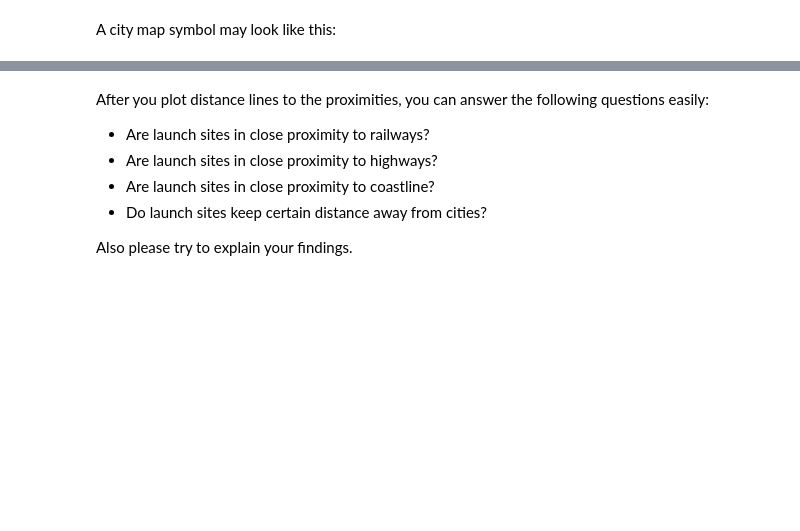
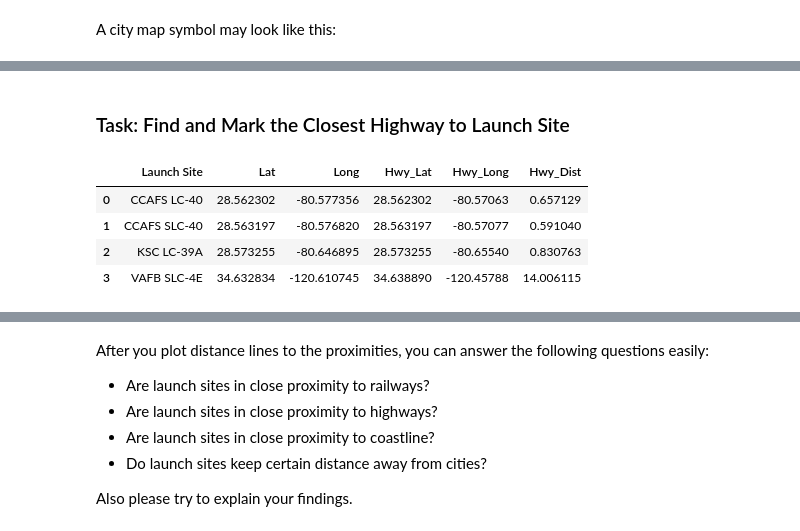
Before and after one commit to rsizem2/IBM-Data-Science-Capstone, a Jupyter notebook: notebooks/Lab 5 - Exploring Launch Sites with Folium.ipynb, the cells around one changed output, grey strips where cells are left out. Cells and saved outputs as stored; diff of their text form; code cells hidden in the pictures; blank space fills up the shorter version.

```diff
--- a/notebooks/Lab 5 - Exploring Launch Sites with Folium.ipynb
+++ b/notebooks/Lab 5 - Exploring Launch Sites with Folium.ipynb
@@ -398,0 +469,26 @@ A city map symbol may look like this:
+# %%
+# Create a marker with distance to a closest railway
+# Draw a line between the marker to the launch site
+for index, row in temp_df[['Lat', 'Long', 'Rail_Lat', 'Rail_Long', 'Rail_Dist']].iterrows():
+    lat, long, rail_lat, rail_long, dist = row
+
+    site_map.add_child(
+        folium.PolyLine(
+            locations=[[lat, long],[rail_lat, rail_long]],
+            weight=1,
+            color = 'green'
+        )
+    )
+
+    site_map.add_child(
+        folium.Marker(
+            [rail_lat, rail_long],
+            icon=DivIcon(
+                icon_size=(20,20),
+                icon_anchor=(0,0),
+                html='<div style="font-size: 12; color:#d35400;"><b>%s</b></div>' % "{:10.2f} KM".format(dist),
+            )
+        )
+    )
+
+site_map
@@ -398,0 +497,24 @@ A city map symbol may look like this:
+# %% [markdown]
+### Task: Find and Mark the Closest Highway to Launch Site
+# %%
+temp_df = launch_sites_df.copy()
+temp_lat = temp_df.Lat.tolist()
+temp_lat[-1] = 34.63889
+temp_df['Hwy_Lat'] = temp_lat
+temp_df['Hwy_Long'] = [-80.57063, -80.57077,-80.6554,-120.45788]
+
+hwy_distances = list()
+for index, row in temp_df[['Lat','Long','Hwy_Lat', 'Hwy_Long']].iterrows():
+    x,y,z,w = row
+    hwy_distances.append(
+        calculate_distance(x,y,z,w)
+    )
+
+temp_df['Hwy_Dist'] = hwy_distances
+temp_df
+# %% [output]
+|  | Launch Site | Lat | Long | Hwy_Lat | Hwy_Long | Hwy_Dist |
+| 0 | CCAFS LC-40 | 28.562302 | -80.577356 | 28.562302 | -80.57063 | 0.657129 |
+| 1 | CCAFS SLC-40 | 28.563197 | -80.576820 | 28.563197 | -80.57077 | 0.591040 |
+| 2 | KSC LC-39A | 28.573255 | -80.646895 | 28.573255 | -80.65540 | 0.830763 |
+| 3 | VAFB SLC-4E | 34.632834 | -120.610745 | 34.638890 | -120.45788 | 14.006115 |
```
Also changed, not shown: parts of 16 cells of this notebook, 3 other files.
